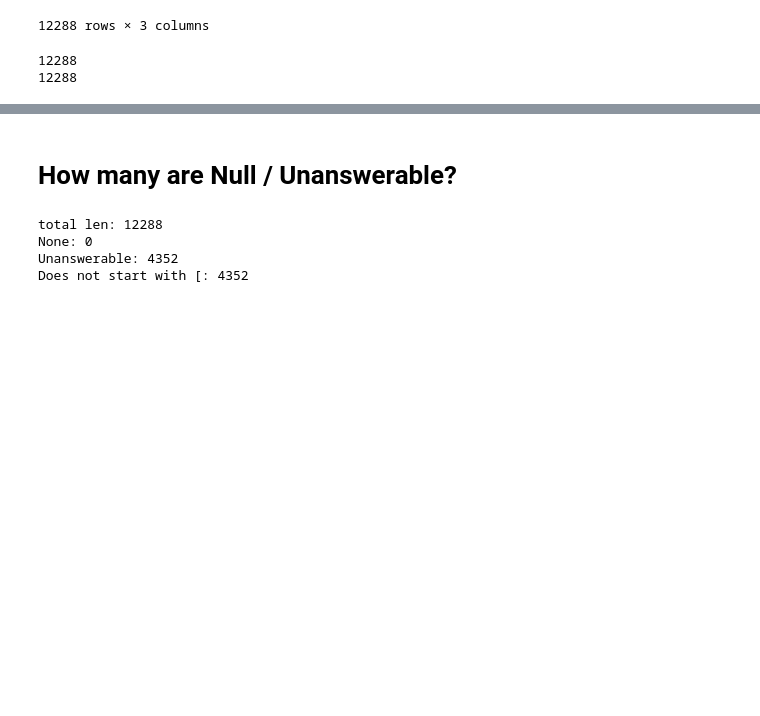
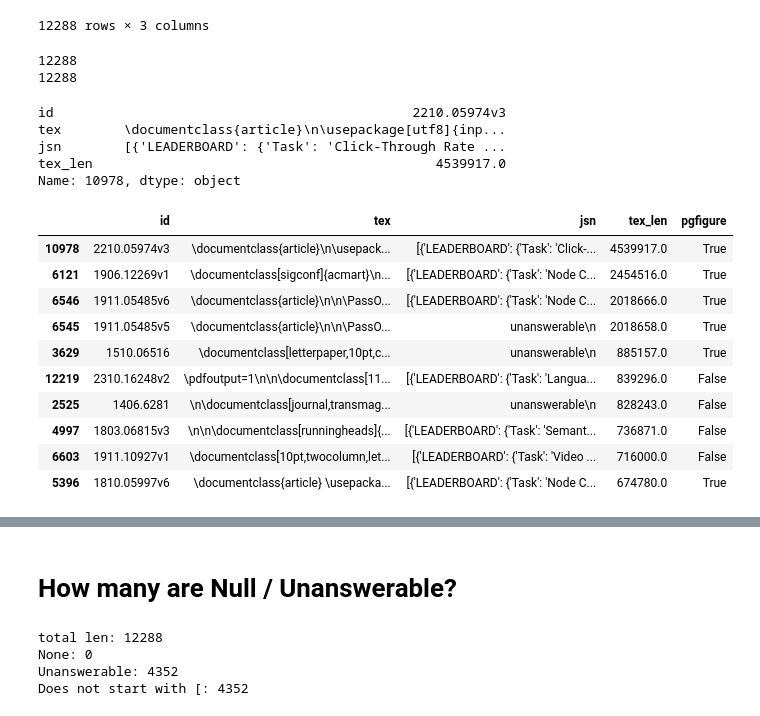
Before and after one commit to urbanlutz/nlp2024_ClefTask4SOTA, a Jupyter notebook: data_exploration.ipynb, the cells around one changed output, grey strips where cells are left out. Cells and saved outputs as stored; diff of their text form; code cells hidden in the pictures; blank space fills up the shorter version.

```diff
--- a/data_exploration.ipynb
+++ b/data_exploration.ipynb
@@ -92,0 +97,28 @@ print(nonduplicate_ids)
+# %%
+# longest doc
+df_raw.loc[df_raw["tex_len"].idxmax()]
+# %% [output]
+id                                              2210.05974v3
+tex        \documentclass{article}\n\usepackage[utf8]{inp...
+jsn        [{'LEADERBOARD': {'Task': 'Click-Through Rate ...
+tex_len                                            4539917.0
+Name: 10978, dtype: object
+# %%
+# top 10 longest docs
+df_t10 = df_raw.loc[df_raw["tex_len"].nlargest(10).index]
+
+df_t10["pgfpicture"] = df_t10["tex"].str.contains("pgfpicture")
+
+df_t10
+# %% [output]
+|  | id | tex | jsn | tex_len | pgfigure |
+| 10978 | 2210.05974v3 | \documentclass{article}\n\usepack... | [{'LEADERBOARD': {'Task': 'Click-... | 4539917.0 | True |
+| 6121 | 1906.12269v1 | \documentclass[sigconf]{acmart}\n... | [{'LEADERBOARD': {'Task': 'Node C... | 2454516.0 | True |
+| 6546 | 1911.05485v6 | \documentclass{article}\n\n\PassO... | [{'LEADERBOARD': {'Task': 'Node C... | 2018666.0 | True |
+| 6545 | 1911.05485v5 | \documentclass{article}\n\n\PassO... | unanswerable\n | 2018658.0 | True |
+| 3629 | 1510.06516 | \documentclass[letterpaper,10pt,c... | unanswerable\n | 885157.0 | True |
+| 12219 | 2310.16248v2 | \pdfoutput=1\n\n\documentclass[11... | [{'LEADERBOARD': {'Task': 'Langua... | 839296.0 | False |
+| 2525 | 1406.6281 | \n\documentclass[journal,transmag... | unanswerable\n | 828243.0 | False |
+| 4997 | 1803.06815v3 | \n\n\documentclass[runningheads]{... | [{'LEADERBOARD': {'Task': 'Semant... | 736871.0 | False |
+| 6603 | 1911.10927v1 | \documentclass[10pt,twocolumn,let... | [{'LEADERBOARD': {'Task': 'Video ... | 716000.0 | False |
+| 5396 | 1810.05997v6 | \documentclass{article} \usepacka... | [{'LEADERBOARD': {'Task': 'Node C... | 674780.0 | True |
```
Also changed, not shown: parts of 5 cells of this notebook, 2 other files.
